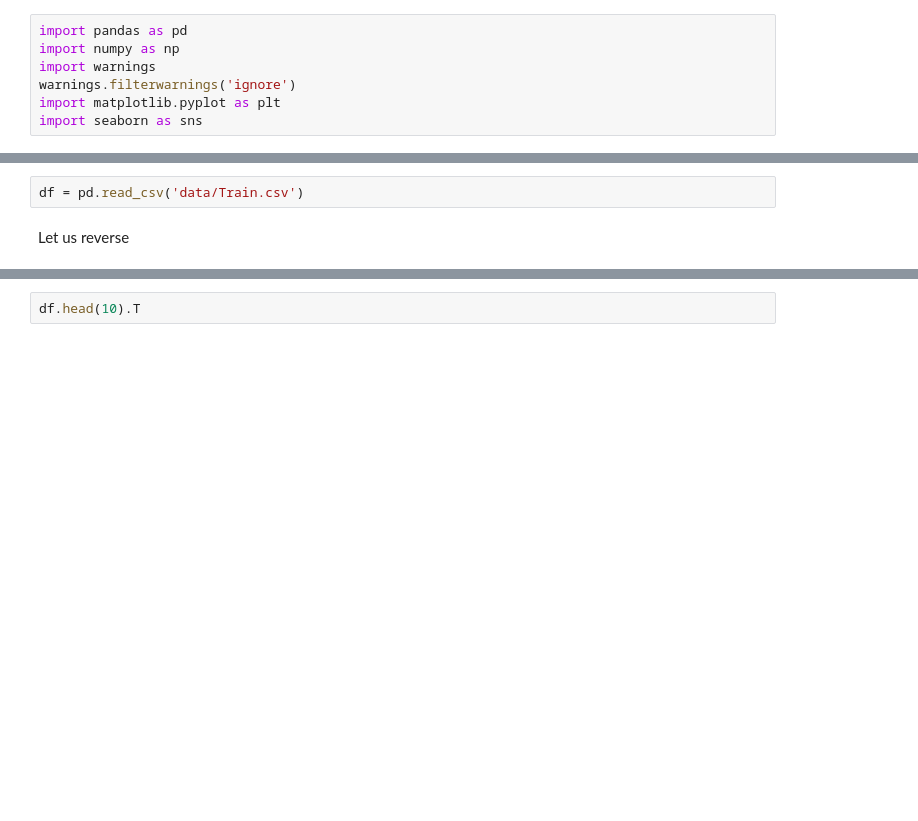
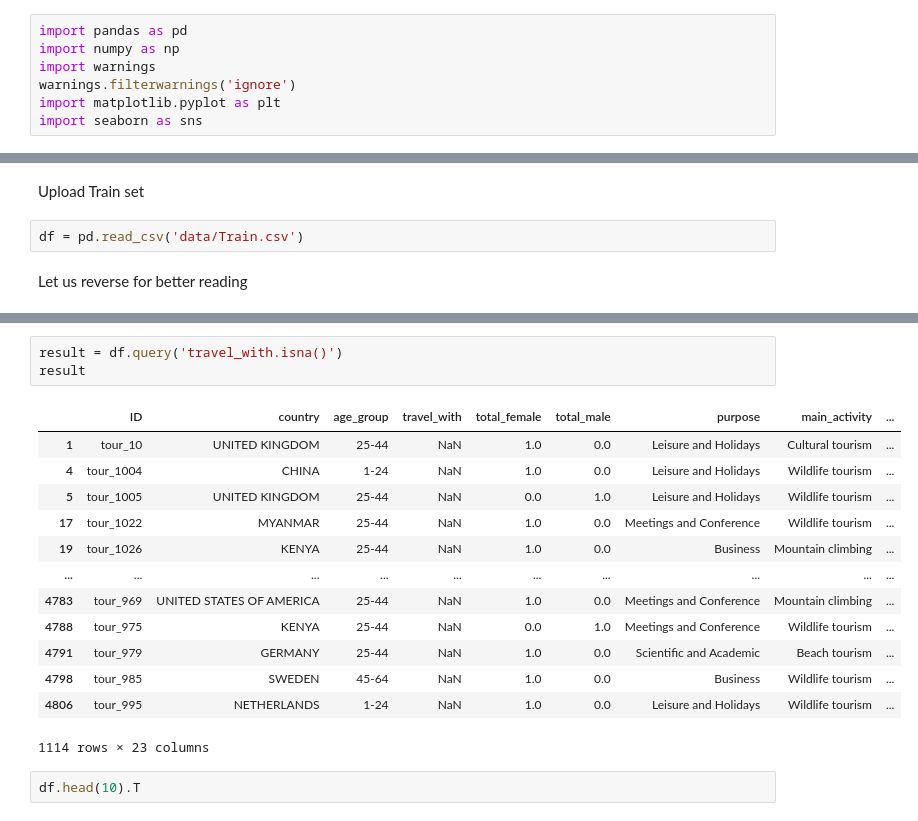
Before and after one commit to uta-dsc/tourism_challenge, a Jupyter notebook: EDA_EG.ipynb, the cells around one changed output, grey strips where cells are left out. Drawn from its saved outputs; the diff is of its cells as text; blank space fills up the shorter version.

```diff
--- a/EDA_EG.ipynb
+++ b/EDA_EG.ipynb
@@ -23,7 +49,9 @@ The majority of the visitors under the age group of:
+# %% [markdown]
+Upload Train set
 # %%
 df = pd.read_csv('data/Train.csv')
 # %% [markdown]
-Let us reverse
+Let us reverse for better reading
 # %%
 df.head().T
 # %% [output]
@@ -44,6 +72,23 @@ df.head().T
 | first_trip_tz | No | Yes | No | Yes | Yes |
 | most_impressing | Friendly People | Wonderful Country, Landscape, Nature | Excellent Experience | Friendly People | No comments |
 | total_cost | 674602.5 | 3214906.5 | 3315000.0 | 7790250.0 | 1657500.0 |
+# %%
+result = df.query('travel_with.isna()')
+result
+# %% [output]
+|  | ID | country | age_group | travel_with | total_female | total_male | purpose | main_activity | ... |
+| 1 | tour_10 | UNITED KINGDOM | 25-44 | NaN | 1.0 | 0.0 | Leisure and Holidays | Cultural tourism | ... |
+| 4 | tour_1004 | CHINA | 1-24 | NaN | 1.0 | 0.0 | Leisure and Holidays | Wildlife tourism | ... |
+| 5 | tour_1005 | UNITED KINGDOM | 25-44 | NaN | 0.0 | 1.0 | Leisure and Holidays | Wildlife tourism | ... |
+| 17 | tour_1022 | MYANMAR | 25-44 | NaN | 1.0 | 0.0 | Meetings and Conference | Wildlife tourism | ... |
+| 19 | tour_1026 | KENYA | 25-44 | NaN | 1.0 | 0.0 | Business | Mountain climbing | ... |
+| ... | ... | ... | ... | ... | ... | ... | ... | ... | ... |
+| 4783 | tour_969 | UNITED STATES OF AMERICA | 25-44 | NaN | 1.0 | 0.0 | Meetings and Conference | Mountain climbing | ... |
+| 4788 | tour_975 | KENYA | 25-44 | NaN | 0.0 | 1.0 | Meetings and Conference | Wildlife tourism | ... |
+| 4791 | tour_979 | GERMANY | 25-44 | NaN | 1.0 | 0.0 | Scientific and Academic | Beach tourism | ... |
+| 4798 | tour_985 | SWEDEN | 45-64 | NaN | 1.0 | 0.0 | Business | Wildlife tourism | ... |
+| 4806 | tour_995 | NETHERLANDS | 1-24 | NaN | 1.0 | 0.0 | Leisure and Holidays | Wildlife tourism | ... |
+1114 rows × 23 columns
 # %%
 df.head(10).T
 # %% [output]
```
Also changed, not shown: parts of 56 cells of this notebook.
